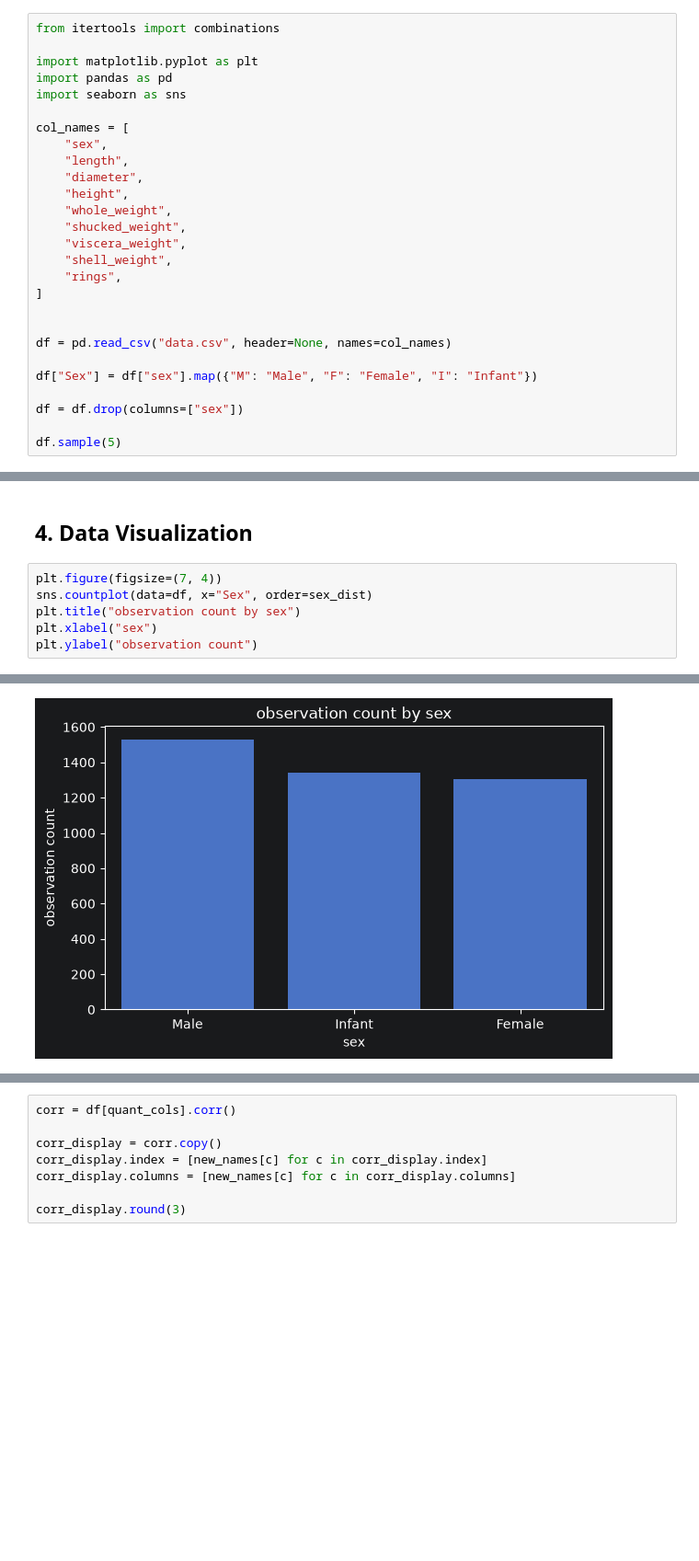
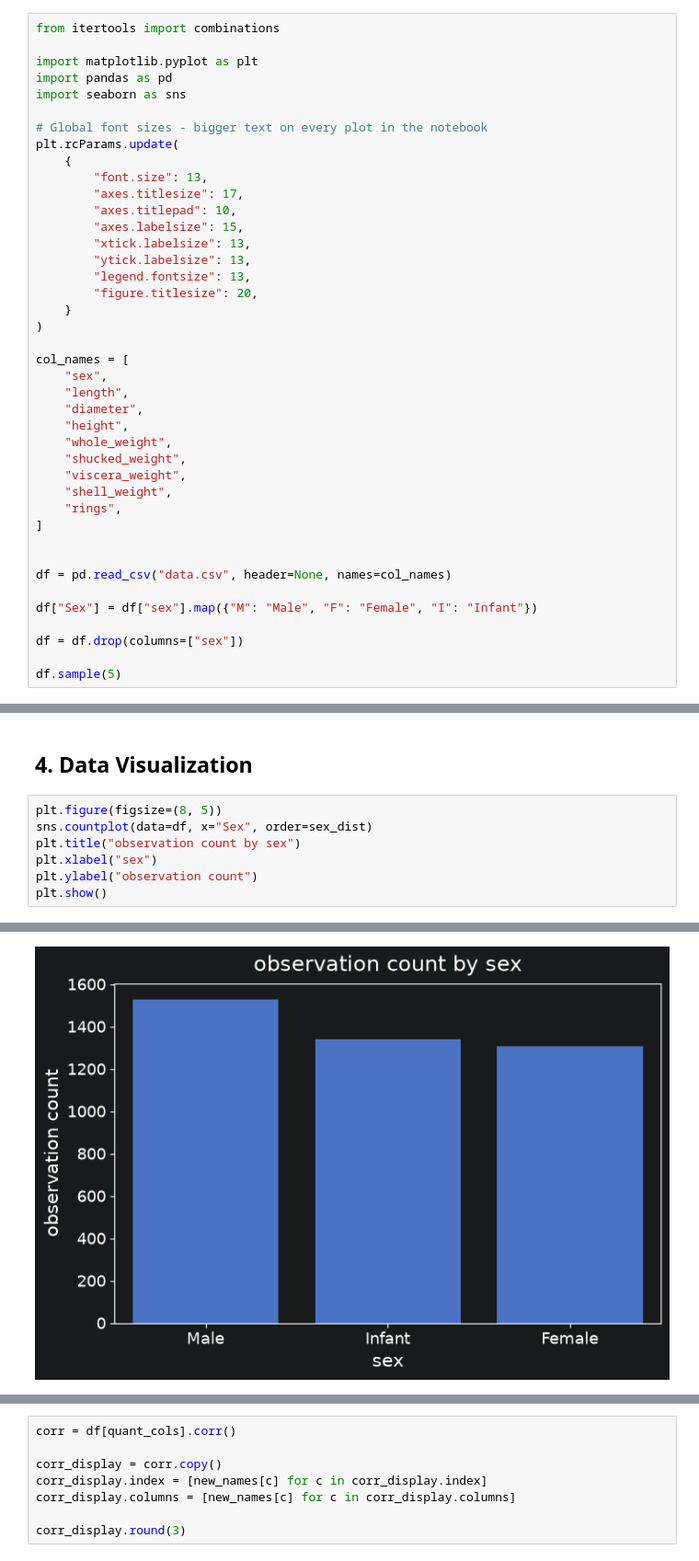
Before and after one commit to JakubRudy/programming-in-python, a Jupyter notebook: Assignment1/zadanie1.ipynb, the cells around one changed output, grey strips where cells are left out. Shown at 92% size. Saved outputs shown, nothing was run; the diff lists cells and outputs as text; blank space fills up the shorter version.

```diff
--- a/Assignment1/zadanie1.ipynb
+++ b/Assignment1/zadanie1.ipynb
@@ -8,6 +8,20 @@ from itertools import combinations
 import matplotlib.pyplot as plt
 import pandas as pd
 import seaborn as sns
+
+# Global font sizes - bigger text on every plot in the notebook
+plt.rcParams.update(
+    {
+        "font.size": 13,
+        "axes.titlesize": 17,
+        "axes.titlepad": 10,
+        "axes.labelsize": 15,
+        "xtick.labelsize": 13,
+        "ytick.labelsize": 13,
+        "legend.fontsize": 13,
+        "figure.titlesize": 20,
+    }
+)
 
 col_names = [
     "sex",
@@ -101,9 +115,10 @@ summary.round(3)
 # %% [markdown]
 ## 4. Data Visualization
 # %%
-plt.figure(figsize=(7, 4))
+plt.figure(figsize=(8, 5))
 sns.countplot(data=df, x="Sex", order=sex_dist)
 plt.title("observation count by sex")
 plt.xlabel("sex")
 plt.ylabel("observation count")
+plt.show()
 # %% [output]
@@ -111,2 +125,2 @@ Text(0, 0.5, 'observation count')
-[figure, old version]
+[figure, new version]
 # %% [markdown]
```
Also changed, not shown: parts of 11 cells of this notebook.
